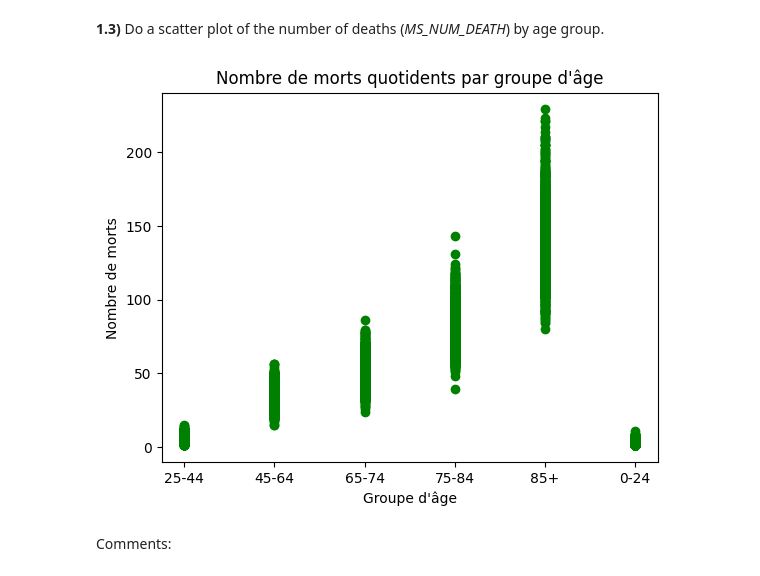
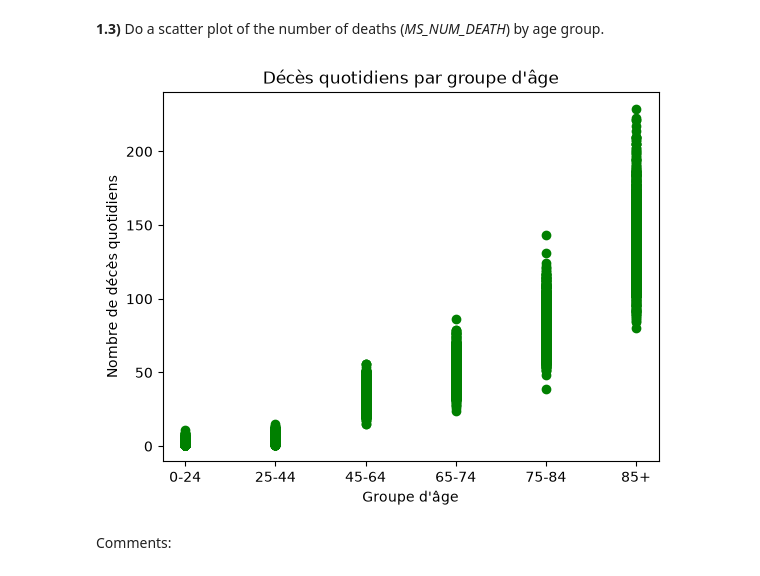
Before and after one commit to Rom-cd/hackaton_stats, a Jupyter notebook: Hackathon_26_27.ipynb, the cells around one changed output. Cells and saved outputs as stored; diff of their text form; code cells hidden in the pictures.

```diff
--- a/Hackathon_26_27.ipynb
+++ b/Hackathon_26_27.ipynb
@@ -112,21 +112,21 @@ En conclusion, ce graphe met en évidence les fortes différences du nombre de d
 **1.3)** Do a scatter plot of the number of deaths (*MS_NUM_DEATH*) by age group.
 # %%
 # Code here
-#choix des colonnes
+#sélection des colonnes "CD_AGEGROUP" et "MS_NUM_DEATH" pour le scatter plot
 age = df["CD_AGEGROUP"]
 deaths = df["MS_NUM_DEATH"]
-#imposition de l'ordre pour l'axe des x
+#imposition d'un ordre pour les catégories d'age
 ordre = ["0-24", "25-44", "45-64", "65-74", "75-84", "85+"]
-#tri des données selon l'ordre des catégories d'age
+#tri des catégories d'age pour le scatter plot
 df = df.sort_values("CD_AGEGROUP")
-#scatter plot du nombre de décès en fonction des catégories d'age
+#plot
 plt.scatter(age, deaths, color='g')
 plt.xlabel("Groupe d'âge")
-plt.ylabel("Nombre de morts")
-plt.title("Nombre de morts quotidiens par groupe d'âge")
+plt.ylabel("Nombre de décès quotidiens")
+plt.title("Décès quotidiens par groupe d'âge")
 plt.show()
 # %% [output]
-[figure, old version]
+[figure, new version]
 # %% [markdown]
 Comments:
 # %% [markdown]
```
Also changed, not shown: parts of 18 cells of this notebook.
